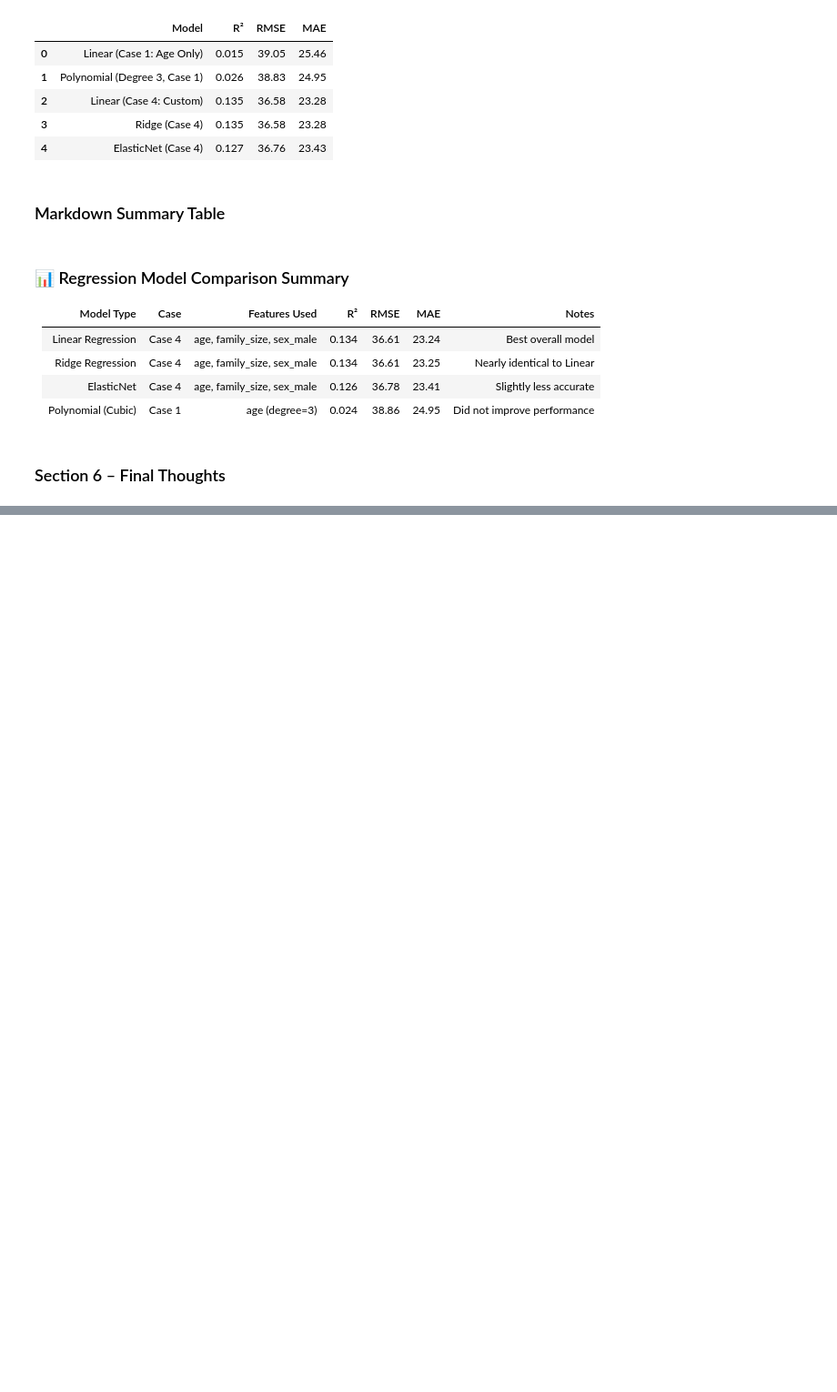
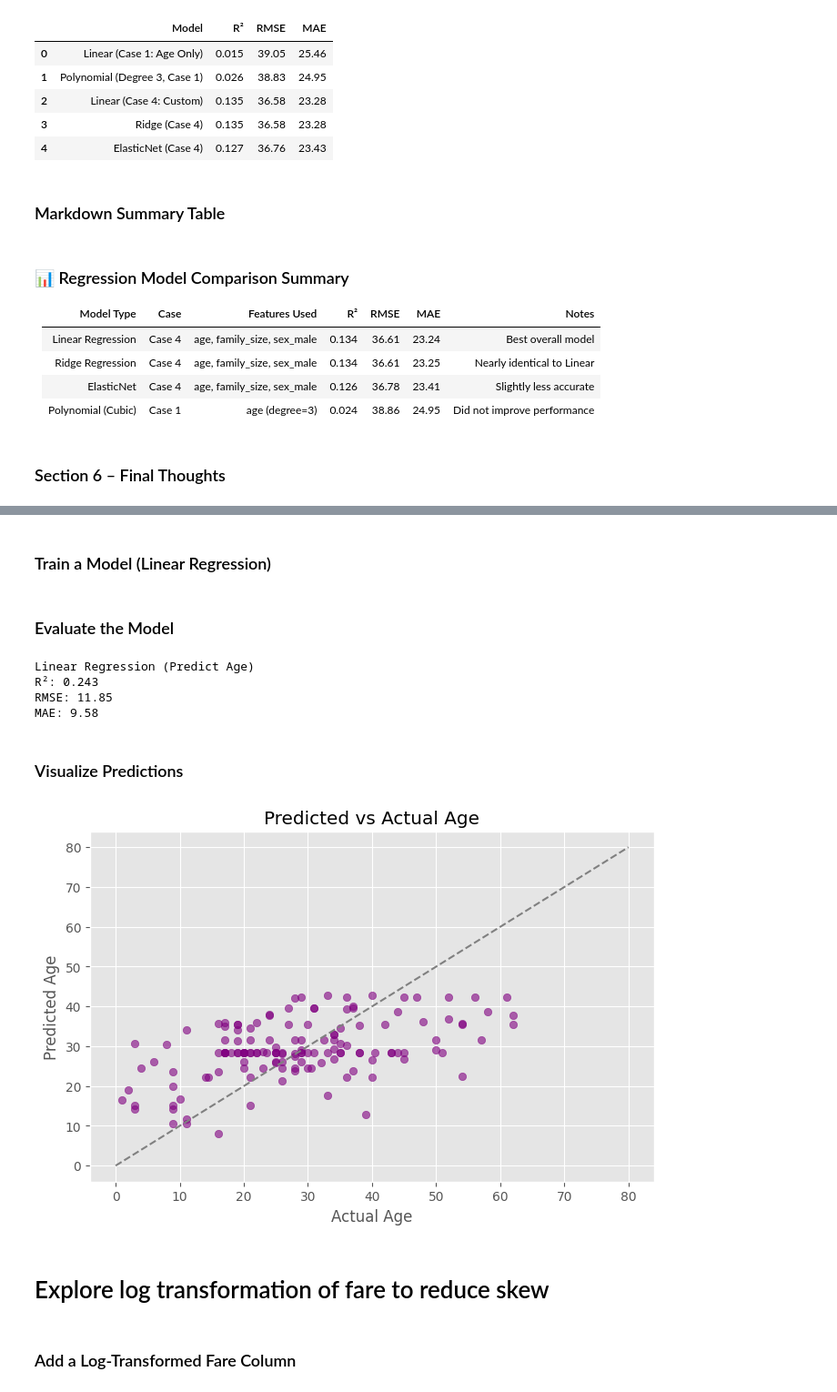
Before and after one commit to kersha0530/applied-ml-kersha, a Jupyter notebook: lab04/ml04_kbroussard.ipynb, the cells around one changed output, grey strips where cells are left out. Shown at 91% size. Cells and saved outputs as stored; diff of their text form; code cells hidden in the pictures; blank space fills up the shorter version.

```diff
--- a/lab04/ml04_kbroussard.ipynb
+++ b/lab04/ml04_kbroussard.ipynb
@@ -665,0 +693,12 @@ display(df_results)
+# %%
+# Recreate family_size and sex_male
+titanic['family_size'] = titanic['sibsp'] + titanic['parch']
+titanic['sex_male'] = (titanic['sex'] == 'male').astype(int)
+
+# Select features to predict age
+X_age = titanic[['fare', 'family_size', 'sex_male', 'pclass']].copy()
+y_age = titanic['age']
+
+# Drop rows with missing target values (age)
+X_age = X_age[y_age.notnull()]
+y_age = y_age[y_age.notnull()]
@@ -665,0 +707,46 @@ display(df_results)
+# %%
+from sklearn.model_selection import train_test_split
+
+X_age_train, X_age_test, y_age_train, y_age_test = train_test_split(X_age, y_age, test_size=0.2, random_state=42)
+# %% [markdown]
+### Train a Model (Linear Regression)
+# %%
+from sklearn.linear_model import LinearRegression
+
+lin_age_model = LinearRegression()
+lin_age_model.fit(X_age_train, y_age_train)
+y_pred_age = lin_age_model.predict(X_age_test)
+# %% [markdown]
+### Evaluate the Model
+# %%
+from sklearn.metrics import r2_score, mean_squared_error, mean_absolute_error
+import numpy as np
+
+print("Linear Regression (Predict Age)")
+print(f"R²: {r2_score(y_age_test, y_pred_age):.3f}")
+print(f"RMSE: {np.sqrt(mean_squared_error(y_age_test, y_pred_age)):.2f}")
+print(f"MAE: {mean_absolute_error(y_age_test, y_pred_age):.2f}")
+# %% [output]
+Linear Regression (Predict Age)
+R²: 0.243
+RMSE: 11.85
+MAE: 9.58
+# %% [markdown]
+### Visualize Predictions
+# %%
+import matplotlib.pyplot as plt
+
+plt.figure(figsize=(8, 5))
+plt.scatter(y_age_test, y_pred_age, color='purple', alpha=0.6)
+plt.plot([0, 80], [0, 80], linestyle='--', color='gray')  # ideal prediction line
+plt.xlabel("Actual Age")
+plt.ylabel("Predicted Age")
+plt.title("Predicted vs Actual Age")
+plt.grid(True)
+plt.show()
+# %% [output]
+[figure, added]
+# %% [markdown]
+# Explore log transformation of fare to reduce skew
+# %% [markdown]
+### Add a Log-Transformed Fare Column
```
Also changed, not shown: parts of 12 cells of this notebook.
